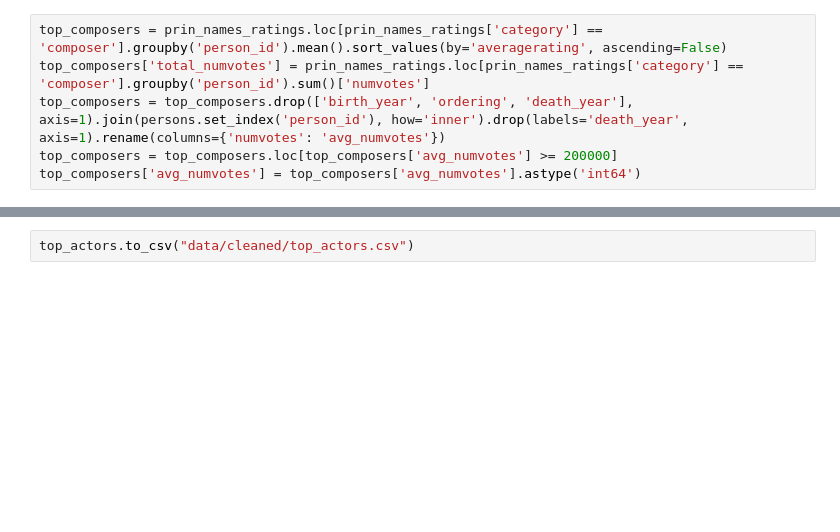
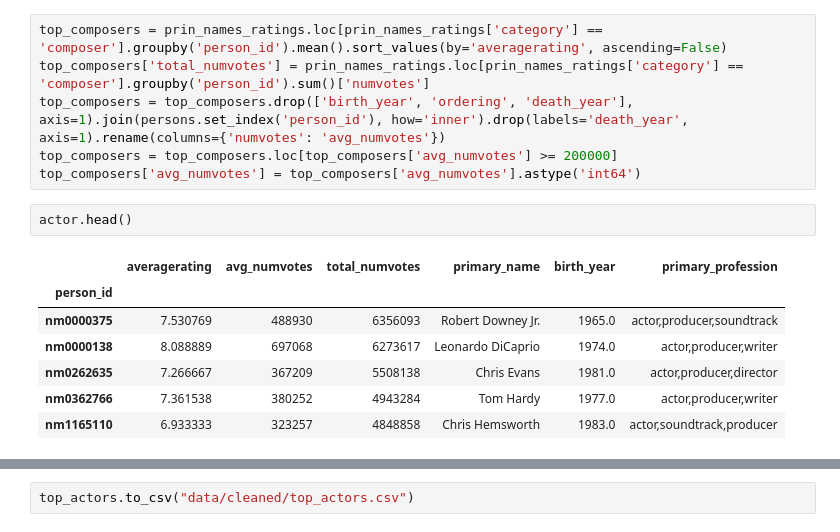
Before and after one commit to kmatk/Movie_Studio_P1_Project, a Jupyter notebook: imdb_db_EDA.ipynb, the cells around one changed output, grey strips where cells are left out. Drawn from its saved outputs; the diff is of its cells as text; blank space fills up the shorter version.

```diff
--- a/imdb_db_EDA.ipynb
+++ b/imdb_db_EDA.ipynb
@@ -747,3 +726,13 @@ top_composers['total_numvotes'] = prin_names_ratings.loc[prin_names_ratings['cat
 top_composers = top_composers.drop(['birth_year', 'ordering', 'death_year'], axis=1).join(persons.set_index('person_id'), how='inner').drop(labels='death_year', axis=1).rename(columns={'numvotes': 'avg_numvotes'})
 top_composers = top_composers.loc[top_composers['avg_numvotes'] >= 200000]
 top_composers['avg_numvotes'] = top_composers['avg_numvotes'].astype('int64')
+# %%
+actor.head()
+# %% [output]
+|  | averagerating | avg_numvotes | total_numvotes | primary_name | birth_year | primary_profession |
+| person_id |  |  |  |  |  |  |
+| nm0000375 | 7.530769 | 488930 | 6356093 | Robert Downey Jr. | 1965.0 | actor,producer,soundtrack |
+| nm0000138 | 8.088889 | 697068 | 6273617 | Leonardo DiCaprio | 1974.0 | actor,producer,writer |
+| nm0262635 | 7.266667 | 367209 | 5508138 | Chris Evans | 1981.0 | actor,producer,director |
+| nm0362766 | 7.361538 | 380252 | 4943284 | Tom Hardy | 1977.0 | actor,producer,writer |
+| nm1165110 | 6.933333 | 323257 | 4848858 | Chris Hemsworth | 1983.0 | actor,soundtrack,producer |
```
Also changed, not shown: parts of 16 cells of this notebook, 1 other file.
